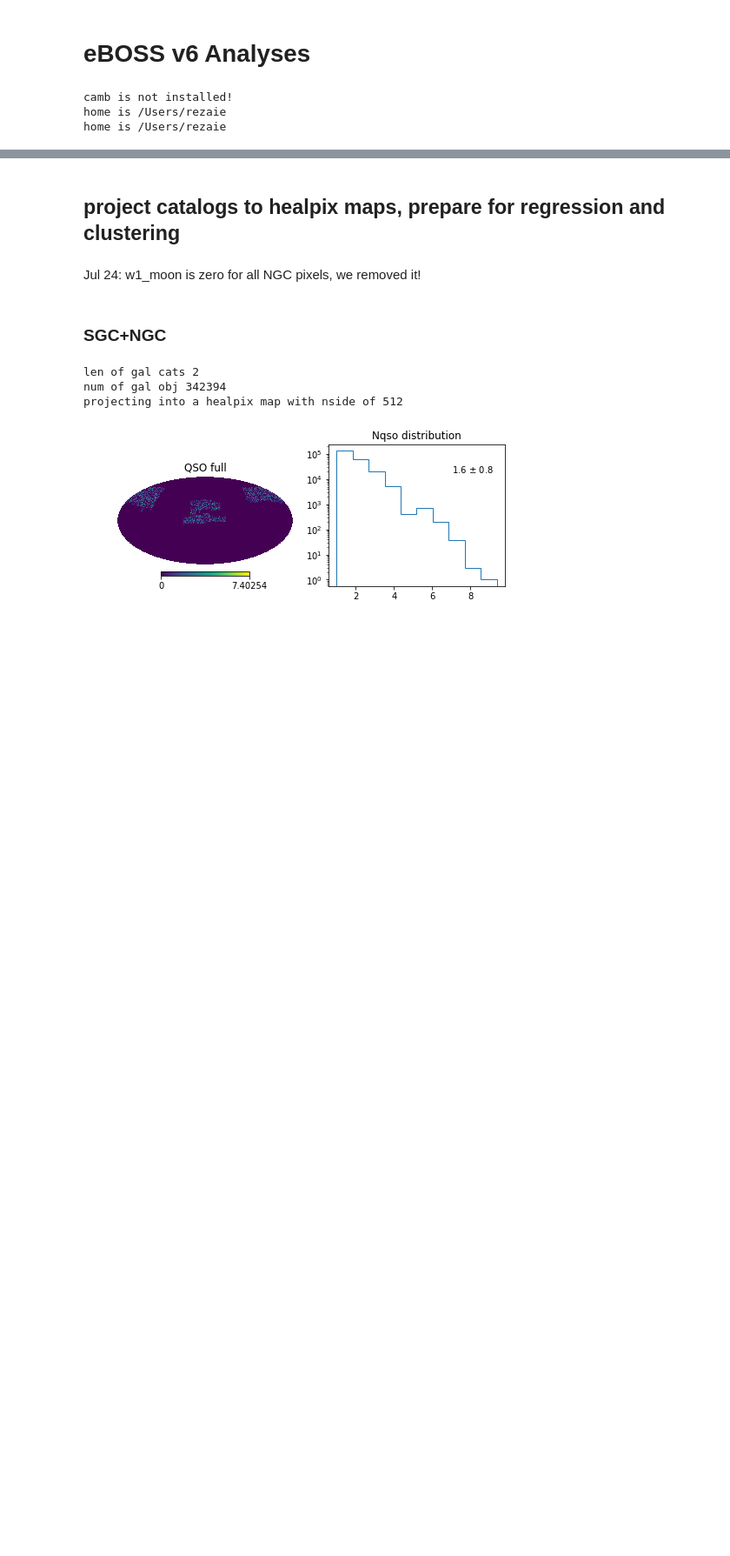
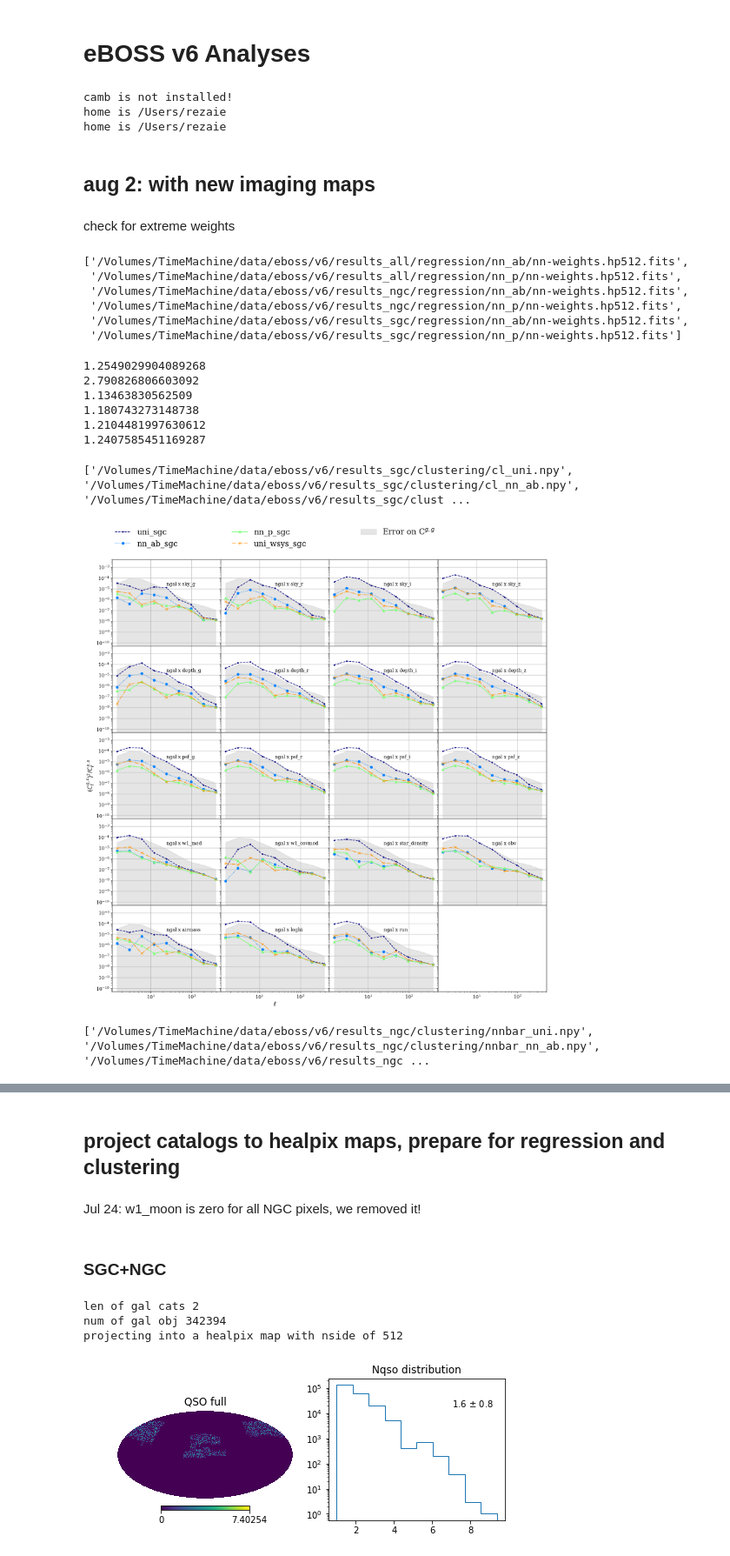
Before and after one commit to mehdirezaie/eboss, a Jupyter notebook: eBOSS_v6_2D.ipynb, the cells around one changed output, grey strips where cells are left out. Shown at 87% size. Drawn from its saved outputs; the diff is of its cells as text; code cells hidden in the pictures; blank space fills up the shorter version.

```diff
--- a/eBOSS_v6_2D.ipynb
+++ b/eBOSS_v6_2D.ipynb
@@ -32,0 +50,80 @@ home is /Users/rezaie
+# %% [markdown]
+## aug 2: with new imaging maps
+# %% [markdown]
+check for extreme weights
+# %%
+maps = glob('/Volumes/TimeMachine/data/eboss/v6/results_*/regression/nn_*/nn-weights.hp512.fits')
+maps
+# %% [output]
+['/Volumes/TimeMachine/data/eboss/v6/results_all/regression/nn_ab/nn-weights.hp512.fits',
+ '/Volumes/TimeMachine/data/eboss/v6/results_all/regression/nn_p/nn-weights.hp512.fits',
+ '/Volumes/TimeMachine/data/eboss/v6/results_ngc/regression/nn_ab/nn-weights.hp512.fits',
+ '/Volumes/TimeMachine/data/eboss/v6/results_ngc/regression/nn_p/nn-weights.hp512.fits',
+ '/Volumes/TimeMachine/data/eboss/v6/results_sgc/regression/nn_ab/nn-weights.hp512.fits',
+ '/Volumes/TimeMachine/data/eboss/v6/results_sgc/regression/nn_p/nn-weights.hp512.fits']
+# %%
+for m in maps:
+    md = hp.read_map(m, verbose=False)
+    print(md[md!=0.0].max())
+# %% [output]
+1.2549029904089268
+2.790826806603092
+1.13463830562509
+1.180743273148738
+1.2104481997630612
+1.2407585451169287
+# %%
+cls =  glob('/Volumes/TimeMachine/data/eboss/v6/results_sgc/clustering/cl_uni.npy')\
+       + glob('/Volumes/TimeMachine/data/eboss/v6/results_sgc/clustering/cl_nn_*.npy')\
+       + glob('/Volumes/TimeMachine/data/eboss/v6/results_sgc/clustering/cl_uni_wsys.npy')
+print(cls)
+# %% [output]
+['/Volumes/TimeMachine/data/eboss/v6/results_sgc/clustering/cl_uni.npy', '/Volumes/TimeMachine/data/eboss/v6/results_sgc/clustering/cl_nn_ab.npy', '/Volumes/TimeMachine/data/eboss/v6/results_sgc/clust ...
+# %%
+fig, ax = plt.subplots(ncols=4, nrows=5, figsize=(20, 20), sharey=True, sharex=True)
+plt.subplots_adjust(hspace=0., wspace=0)
+ax = ax.flatten()
+
+clsys = np.load('/Volumes/TimeMachine/data/eboss/v6/results_sgc/clustering/cl_sys.npy').item()
+#lt = ['lin', 'NN+Ablation', 'NN', 'quad', 'No Correction']
+#cl = ['r', 'b', 'k', 'g', 'purple']
+ls = ['--', ':', '-', '-.', '-']
+mk = ['.', 'o', '^', 'x']
+n  = len(cls)
+clr  = plt.cm.jet
+for j,cell_i in enumerate(cls):
+    d = np.load(cell_i).item()
+    lt = '_'.join((cell_i.split('/')[-1].split('.')[0][3:], cell_i.split('/')[6].split('_')[-1]))
+    for i in range(d['cross'].shape[0]):
+        l = np.arange(d['cross'][i, :].size)
+        cl= d['cross'][i, :]**2 / clsys['cross'][i, :]
+        lb, clb = ut.binit(l, cl)
+        #print(lb, clb)
+        #a[i].plot(l, cl, color=color, label=label, linestyle=ls)
+        ax[i].plot(lb, clb, color=clr(j/n), label=lt, marker=mk[j], linestyle=ls[j])
+        if j ==n-1:
+            ax[0].legend(**dict(ncol=3,frameon=False,
+                 bbox_to_anchor=(0, 1.1, 3, 0.4), loc="lower left",
+                mode="expand", borderaxespad=0, fontsize=20))
+            ax[i].set_xscale('log')
+            #ax[0].set_xlim(1, 3)
+            ax[i].set_ylim(5.e-11, 5.e-3)
+            ax[i].set_yscale('log')
+            ax[i].text(0.5, 0.7, 'ngal x %s'%d['clabels'][i], transform=ax[i].transAxes)
+            ax[i].grid()
+            if i==8:ax[i].set_ylabel(r'$(C^{g,s}_{\ell})^{2}/C^{s,s}_{\ell}$')
+            if i==17:ax[i].set_xlabel(r'$\ell$')
+    if j==0:
+        lb, clbe = ut.binit_jac(d['clerr']['cljks'])
+        for i in range(d['cross'].shape[0]):
+            ax[i].fill_between(lb, 1.e-13, clbe, color='grey', label=r'Error on C$^{g,g}$', alpha=0.2)
+plt.show()
+# %% [output]
+[figure, added]
+# %%
+nnbars = glob('/Volumes/TimeMachine/data/eboss/v6/results_ngc/clustering/nnbar_uni.npy')\
+       + glob('/Volumes/TimeMachine/data/eboss/v6/results_ngc/clustering/nnbar_nn_*.npy')\
+       + glob('/Volumes/TimeMachine/data/eboss/v6/results_ngc/clustering/nnbar_uni_wsys.npy')
+print(nnbars)
+# %% [output]
+['/Volumes/TimeMachine/data/eboss/v6/results_ngc/clustering/nnbar_uni.npy', '/Volumes/TimeMachine/data/eboss/v6/results_ngc/clustering/nnbar_nn_ab.npy', '/Volumes/TimeMachine/data/eboss/v6/results_ngc ...
```
Also changed, not shown: parts of 33 cells of this notebook, 7 other files.
